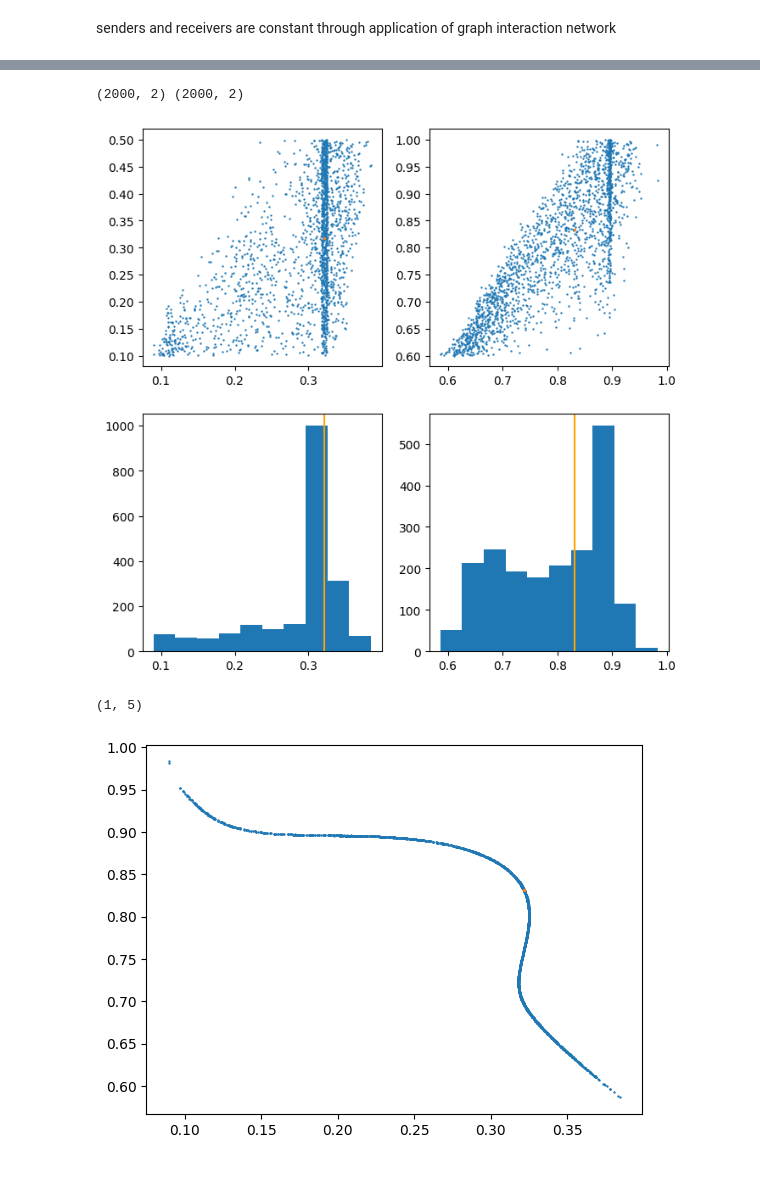
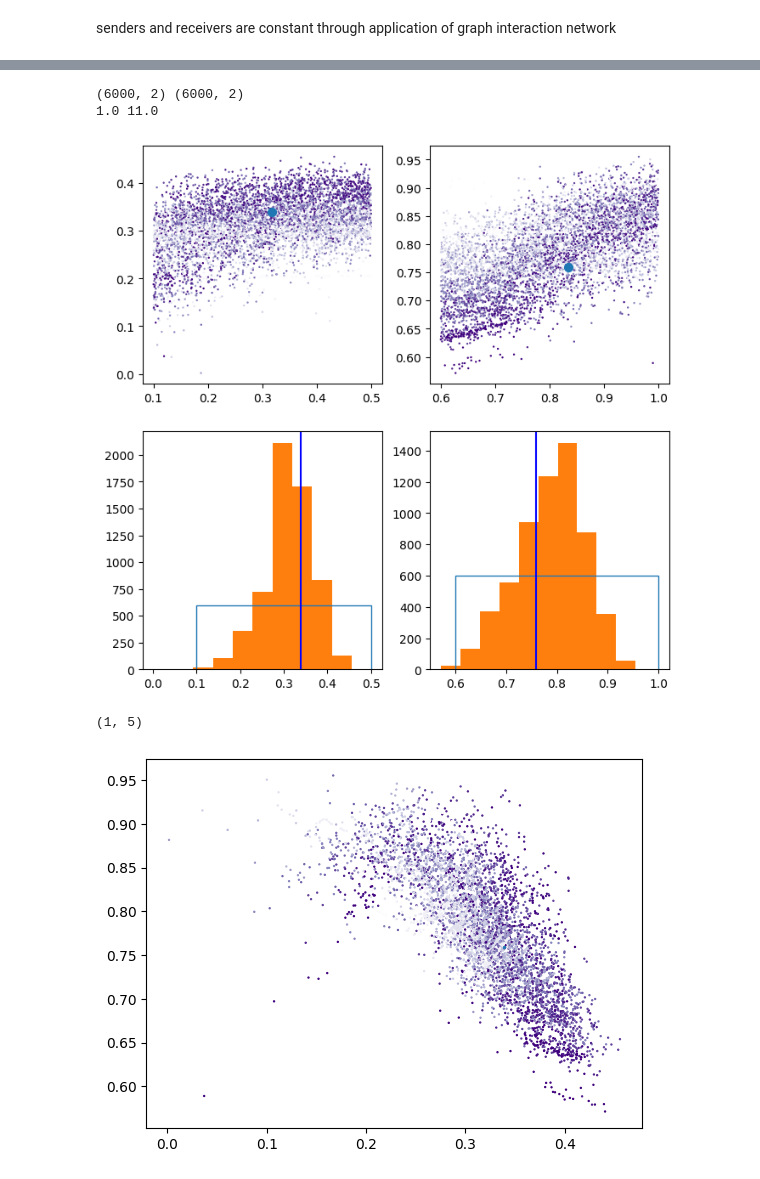
Before and after one commit to homerjed/mnist_graph_net, a Jupyter notebook: gnn_moments_old_sizes.ipynb, the cells around one changed output, grey strips where cells are left out. Cells and saved outputs as stored; diff of their text form; code cells hidden in the pictures.

```diff
--- a/gnn_moments_old_sizes.ipynb
+++ b/gnn_moments_old_sizes.ipynb
@@ -257,15 +348,19 @@ n_edge (1,)
 # %%
 # De-select at most n_moments - 1 elements
-rng = jr.PRNGKey(0)
+rng, _ = jr.split(rng)
 
 # For each redshift graph, drop as many as
 # n_nodes - 1 nodes from the graph.
-n_idx = jr.randint(rng, (n_z,), 0, n_R * n_m - 1)
+
+# at minimum choose
+p = jax.nn.softmax(jnp.exp(-jnp.arange(0, n_R * n_m - 1)))
+# n_idx = jr.randint(rng, (n_z,), 0, n_R * n_m - 1)
+n_idx = jr.choice(rng, jnp.arange(0, n_R * n_m - 1), (n_z,), p=p, replace=False)
 print(n_idx)
 
 subgraphs = make_subgraphs(
     fiducial_dv,
-    n_idx,
+    n_idx if n_idx > 0 else None,
     rng)
 print("subgraph")
 print_graph_attributes(subgraphs[0])
@@ -421,11 +533,16 @@ The problem arose with the `bool` function.
 # %%
-multi_sized = True
 dataset_processed = []
 for n in range(N_GRAPHS):
     if multi_sized:
         rng, deselect_rng = jr.split(rng, 2)
-        n_idx = jr.randint(rng, (n_z,), 0, n_R * n_m)
-        g_z = make_subgraphs(simulations[n], n_idx, rng)
+        # Never selects 0???
+        n_idx = jr.randint(
+            rng, (n_z,), 1, n_R * n_m)
+        print(n_idx)
+        g_z = make_subgraphs(
+            simulations[n],
+            n_idx,# if n_idx > 0 else None,
+            deselect_rng)
     else:
         g_z = make_subgraphs(simulations[n])
     l = parameters[n]
@@ -554,8 +670,8 @@ def train(
   for s in range(num_train_steps):
     key, key_idx = jr.split(key)
 
+    idx = jr.randint(key_idx, shape=(BATCH_SIZE,), minval=0, maxval=N_GRAPHS)
     if BATCH_SIZE > 1:
-        idx = jr.randint(key_idx, shape=(BATCH_SIZE,), minval=0, maxval=N_GRAPHS)
         gs, ls = [], []
         for i in idx:
             g, l = dataset[int(i)].values()
@@ -563,8 +679,7 @@ def train(
         graph = jraph.batch(gs)
         label = jnp.stack(ls)
     else:
-        idx = int(jr.randint(key_idx, shape=(BATCH_SIZE,), minval=0, maxval=N_GRAPHS))
-        graph, label = dataset[idx].values()
+        graph, label = dataset[int(idx)].values()
 
     """ Should remove graph label, for model to generate itself. """
     # graph = graph._replace(globals=jnp.zeros([graph.n_node.shape[0], 1]))
@@ -741,36 +868,42 @@ plt.show()
 # %%
+cmap = "Purples"
+
 target_idx = jnp.array([0, 4])
 pred_targets = preds[:, target_idx]
 parameter_targets = parameters[:N_GRAPHS, target_idx]
 
 print(pred_targets.shape, parameter_targets.shape)
+print(min(all_n_nodes), max(all_n_nodes))
 
 fig, axs = plt.subplots(2, 2, figsize=(8., 8.), dpi=100)
 ax = axs[0, 0]
 
-ax.scatter(pred_targets[:, 0], parameter_targets[:, 0], s=0.5)
-ax.scatter(fiducial_preds[:, 0], alpha[None, :][:, 0], s=2.)
+ax.scatter(parameter_targets[:, 0], pred_targets[:, 0], c=all_n_nodes, s=0.5, cmap=cmap)
+ax.scatter(alpha[None, :][:, 0], fiducial_preds[:, 0], s=50.)
 ax = axs[0, 1]
-ax.scatter(pred_targets[:, 1], parameter_targets[:, 1], s=0.5)
-ax.scatter(fiducial_preds[:, 4], alpha[None, :][:, 4], s=2.)
+ax.scatter(parameter_targets[:, 1], pred_targets[:, 1], c=all_n_nodes, s=0.5, cmap=cmap)
+ax.scatter(alpha[None, :][:, 4], fiducial_preds[:, 4], s=50.)
 ax = axs[1, 0]
+ax.hist(parameter_targets[:, 0], histtype="step")
 ax.hist(pred_targets[:, 0])
-ax.axvline(fiducial_preds[:, 0], color="orange")
+ax.axvline(fiducial_preds[:, 0], color="blue")
 ax = axs[1, 1]
+ax.hist(parameter_targets[:, 1], histtype="step")
 ax.hist(pred_targets[:, 1])
-ax.axvline(fiducial_preds[:, 4], color="orange")
+ax.axvline(fiducial_preds[:, 4], color="blue")
 plt.show()
 # %% [output]
-(2000, 2) (2000, 2)
+(6000, 2) (6000, 2)
+1.0 11.0
-[figure, old version]
+[figure, new version]
 # %%
 fiducial_preds.shape
 # %% [output]
 (1, 5)
 # %%
 plt.figure()
-plt.scatter(*pred_targets.T, s=0.5)
+plt.scatter(*pred_targets.T, s=0.5, c=all_n_nodes, cmap=cmap)
 plt.scatter(*fiducial_preds[:, target_idx].T, s=2.)
 plt.show()
 # %% [output]
-[figure, old version]
+[figure, new version]
```
Also changed, not shown: parts of 34 cells of this notebook, 1 other file.
